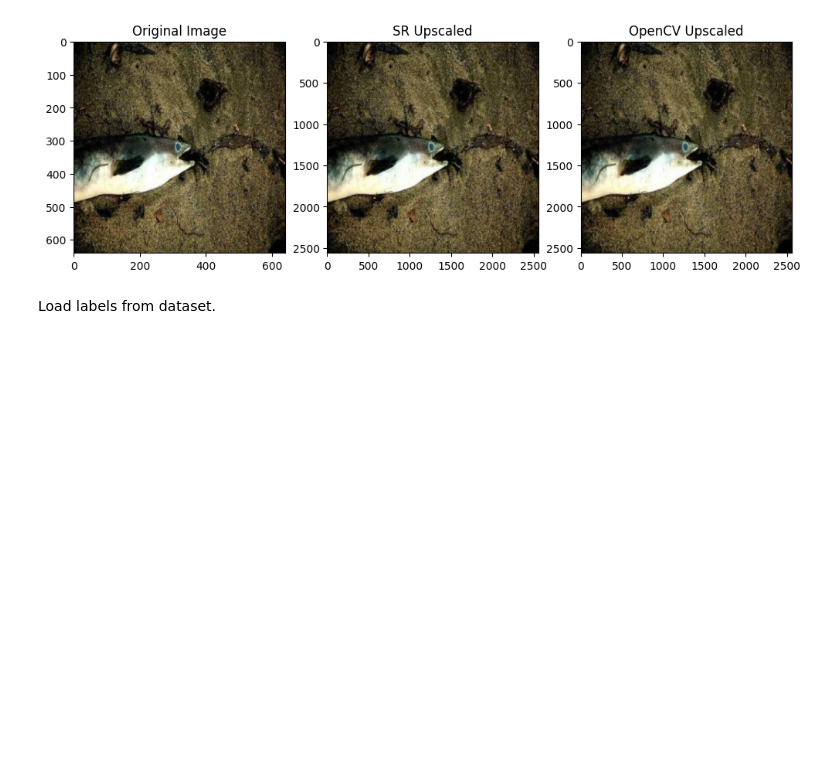
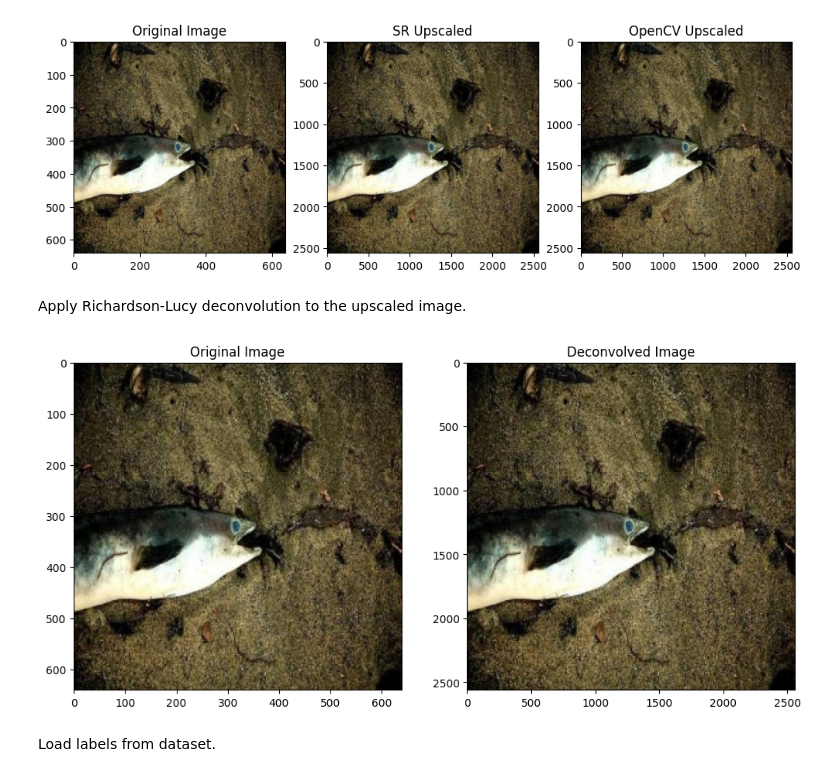
Before and after one commit to L-Needham/SEAING-CLEARLY, a Jupyter notebook: Test_1_Main.ipynb, the cells around one changed output. Cells and saved outputs as stored; diff of their text form; code cells hidden in the pictures; blank space fills up the shorter version.

Commit message:
Changed SR and Deconvolution Algorithm

```diff
--- a/Test_1_Main.ipynb
+++ b/Test_1_Main.ipynb
@@ -149,22 +118,20 @@ img = cv2.imread("C:/Users/needh/OneDrive/Documents/Uni/2024/Sem_2_2024/ICT342/S
 plt.imshow(img[:,:,::-1])
 plt.show()
 
+#Create the SR model
 sr = cv2.dnn_superres.DnnSuperResImpl_create()
+path = "EDSR_x4.pb" # Replace with name of SR model to use eg. EDSR_x2.pb, ESPCN_x4.pb
+sr.readModel(path)
+sr.setModel("edsr", 4) # Replace string with name of SR model eg. edsr, espcn, fsrcnn, lapsrn
 
-path = "FSRCNN_x4.pb" # Replace with name of model to use eg. EDSR_x2.pb, ESPCN_x4.pb
-
-sr.readModel(path)
-
-sr.setModel("fsrcnn",4) # Replace string with name of model eg. edsr, espcn, fsrcnn, lapsrn
-
+# Upscale the image
 start = time.time()
-
-result = sr.upsample(img)
+sr_result = sr.upsample(img)
 
 # Resized image
 resized = cv2.resize(img,dsize=None,fx=4,fy=4)
 
-plt.figure(figsize=(12,8))
+plt.figure(figsize=(12, 8))
 plt.subplot(1,3,1)
 
 # Original image
@@ -174,16 +141,50 @@ plt.subplot(1,3,2)
 
 # SR upscaled
 plt.title("SR Upscaled")
-plt.imshow(result[:,:,::-1])
+plt.imshow(sr_result[:,:,::-1])
 plt.subplot(1,3,3)
 
 # OpenCV upscaled
 plt.title("OpenCV Upscaled")
 plt.imshow(resized[:,:,::-1])
+
 plt.show()
 # %% [output]
 [figure]
 [figure]
+# %% [markdown]
+Apply Richardson-Lucy deconvolution to the upscaled image.
+# %%
+import numpy as np
+from scipy.signal import convolve2d
+from skimage.restoration import richardson_lucy
+import matplotlib.pyplot as plt
+from skimage import img_as_float
+
+# Convert input image to float
+sr_result = img_as_float(sr_result)
+
+# Define the Point Spread Function (PSF) for Richardson-Lucy deconvolution
+psf = np.ones((5, 5)) / 25
+
+# Apply Richardson-Lucy deconvolution
+deconvolved = np.zeros_like(sr_result)
+for i in range(3):  # Apply deconvolution on each channel separately
+    deconvolved[:, :, i] = richardson_lucy(sr_result[:, :, i], psf, num_iter=30)
+
+# Display the original and deconvolved images
+plt.figure(figsize=(12, 8))
+plt.subplot(1, 2, 1)
+plt.title("Original Image")
+plt.imshow(img[:,:,::-1])
+
+plt.subplot(1, 2, 2)
+plt.title("Deconvolved Image")
+plt.imshow(deconvolved[:,:,::-1])
+
+plt.show()
+# %% [output]
+[figure, added]
 # %% [markdown]
 Load labels from dataset.
 # %%
```
Also changed, not shown: parts of 6 cells of this notebook.
